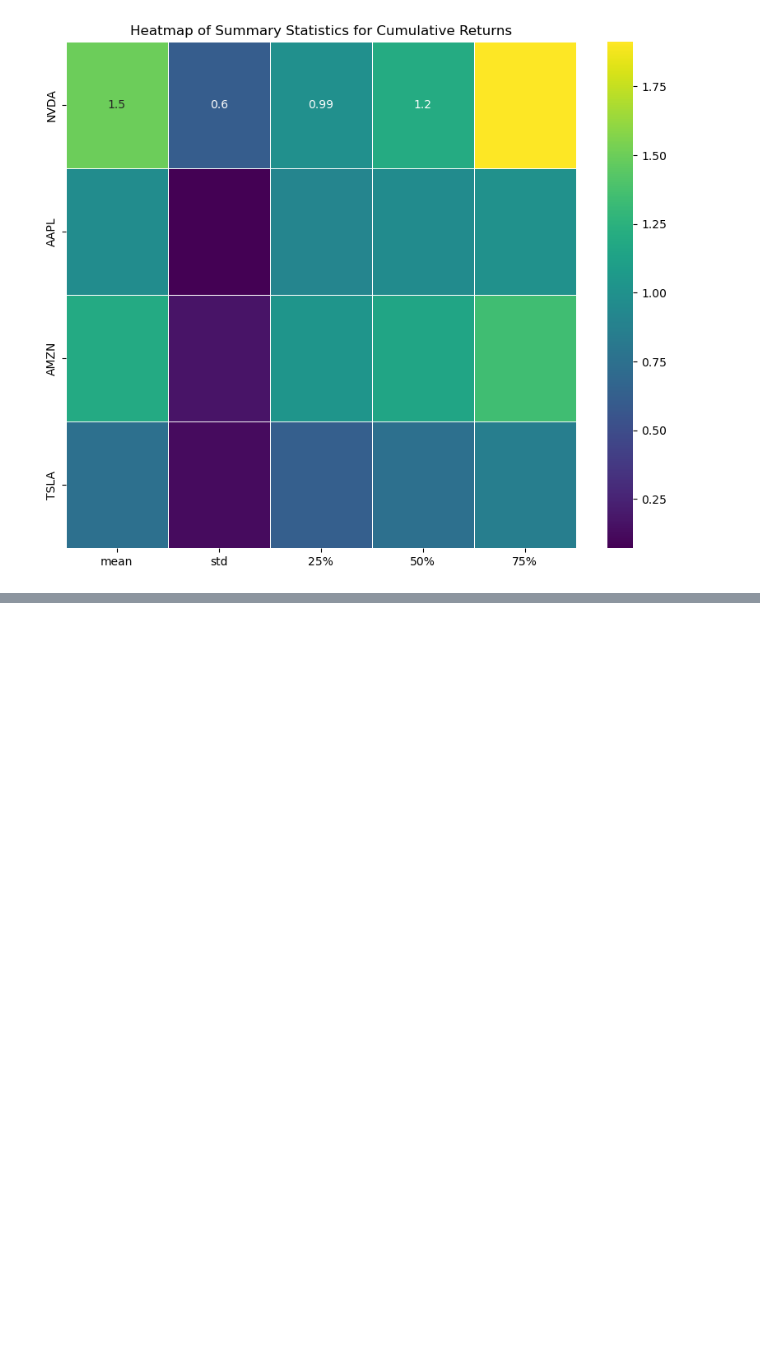
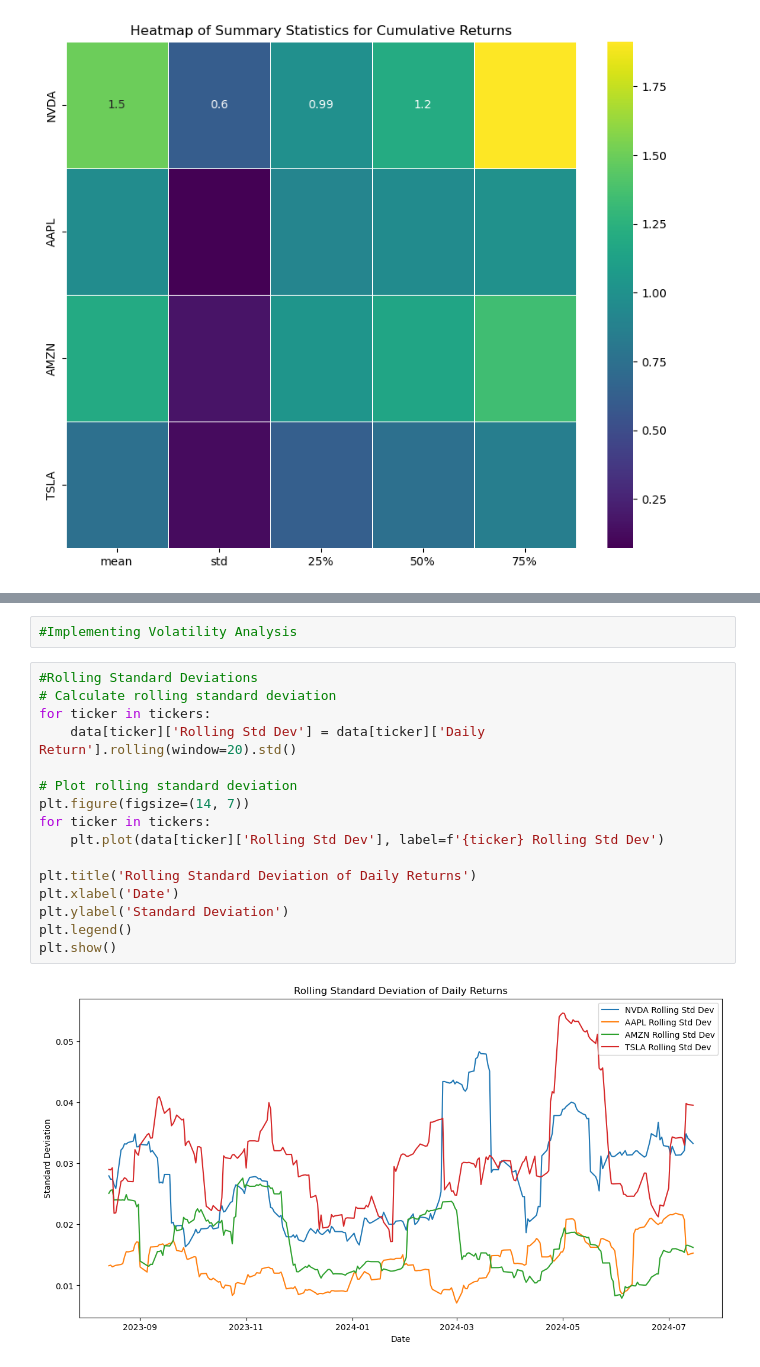
Before and after one commit to Rasesh30/Portfolio_Manager_Project_1, a Jupyter notebook: Team_Data_Project_1.ipynb, the cells around one changed output, grey strips where cells are left out. Saved outputs shown, nothing was run; the diff lists cells and outputs as text; blank space fills up the shorter version.

```diff
--- a/Team_Data_Project_1.ipynb
+++ b/Team_Data_Project_1.ipynb
@@ -516,0 +567,20 @@ plt.show()
+# %%
+#Implementing Volatility Analysis
+# %%
+#Rolling Standard Deviations
+# Calculate rolling standard deviation
+for ticker in tickers:
+    data[ticker]['Rolling Std Dev'] = data[ticker]['Daily Return'].rolling(window=20).std()
+
+# Plot rolling standard deviation
+plt.figure(figsize=(14, 7))
+for ticker in tickers:
+    plt.plot(data[ticker]['Rolling Std Dev'], label=f'{ticker} Rolling Std Dev')
+
+plt.title('Rolling Standard Deviation of Daily Returns')
+plt.xlabel('Date')
+plt.ylabel('Standard Deviation')
+plt.legend()
+plt.show()
+# %% [output]
+[figure, added]
```
Also changed, not shown: parts of 5 cells of this notebook, 1 other file.
